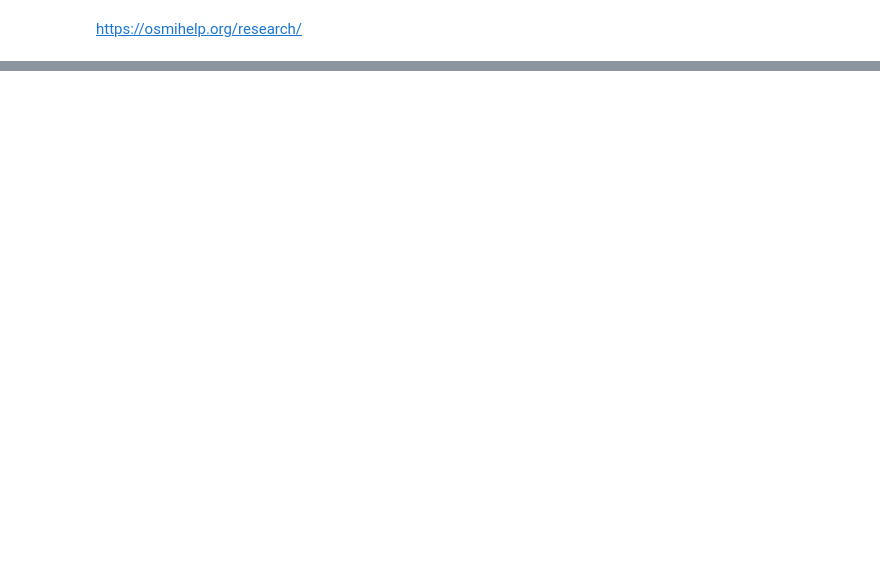
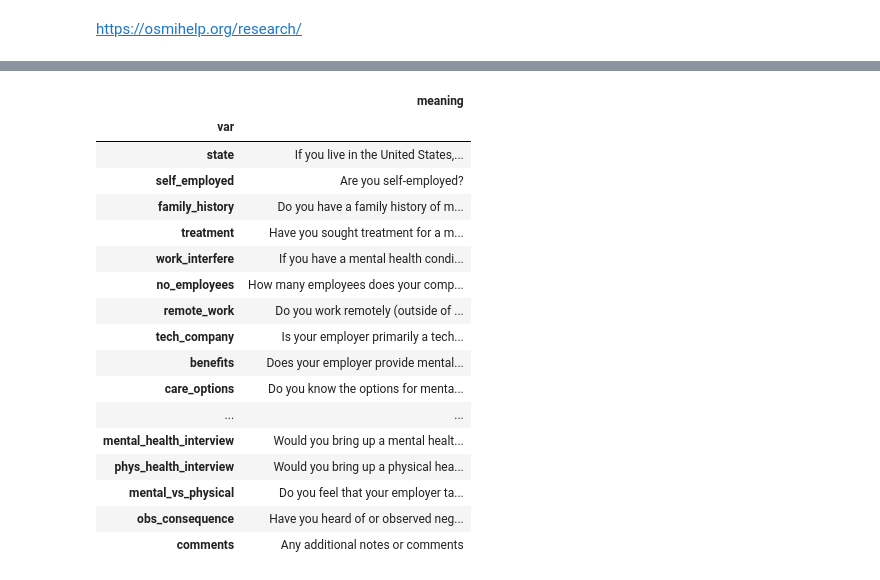
Before and after one commit to gbletsch/mental_health_osmi, a Jupyter notebook: mental_health_osmi.ipynb, the cells around one changed output, grey strips where cells are left out. Drawn from its saved outputs; the diff is of its cells as text; code cells hidden in the pictures; blank space fills up the shorter version.

```diff
--- a/mental_health_osmi.ipynb
+++ b/mental_health_osmi.ipynb
@@ -9,0 +126,5 @@ df_2014 = pd.read_csv('survey_2014.csv')
+# %%
+# working with cleaned data:
+
+df = pd.read_csv('2014_cleaned.csv', parse_dates=True, index_col='timestamp')
+df_legenda = pd.read_csv('legend_survey.csv', index_col='var')
@@ -39,0 +403,21 @@ memory usage: 265.6+ KB
+# %%
+df_legenda
+# %% [output]
+|  | meaning |
+| var |  |
+| state | If you live in the United States,... |
+| self_employed | Are you self-employed? |
+| family_history | Do you have a family history of m... |
+| treatment | Have you sought treatment for a m... |
+| work_interfere | If you have a mental health condi... |
+| no_employees | How many employees does your comp... |
+| remote_work | Do you work remotely (outside of ... |
+| tech_company | Is your employer primarily a tech... |
+| benefits | Does your employer provide mental... |
+| care_options | Do you know the options for menta... |
+| ... | ... |
+| mental_health_interview | Would you bring up a mental healt... |
+| phys_health_interview | Would you bring up a physical hea... |
+| mental_vs_physical | Do you feel that your employer ta... |
+| obs_consequence | Have you heard of or observed neg... |
+| comments | Any additional notes or comments |
```
Also changed, not shown: parts of 18 cells of this notebook.
